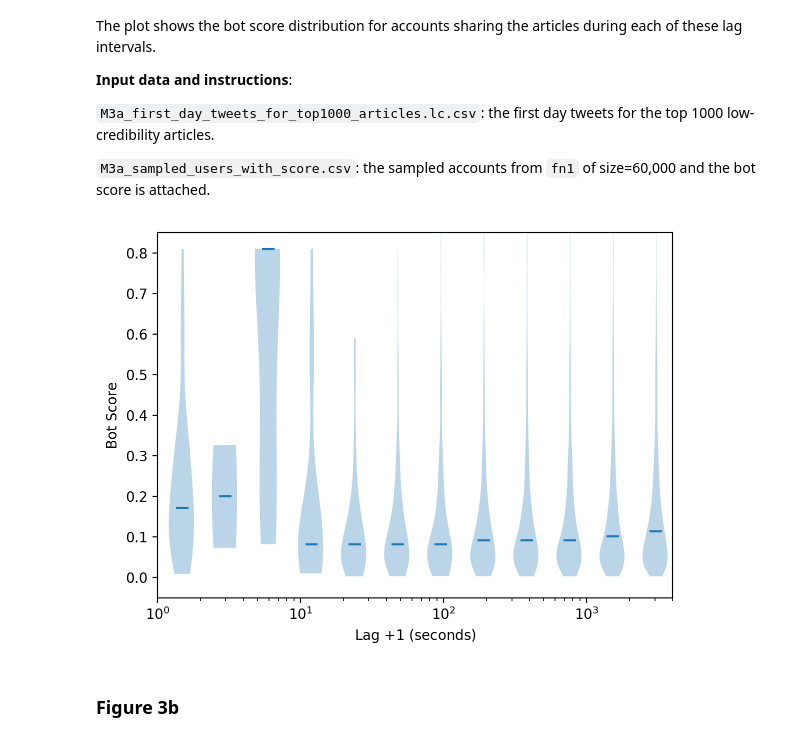
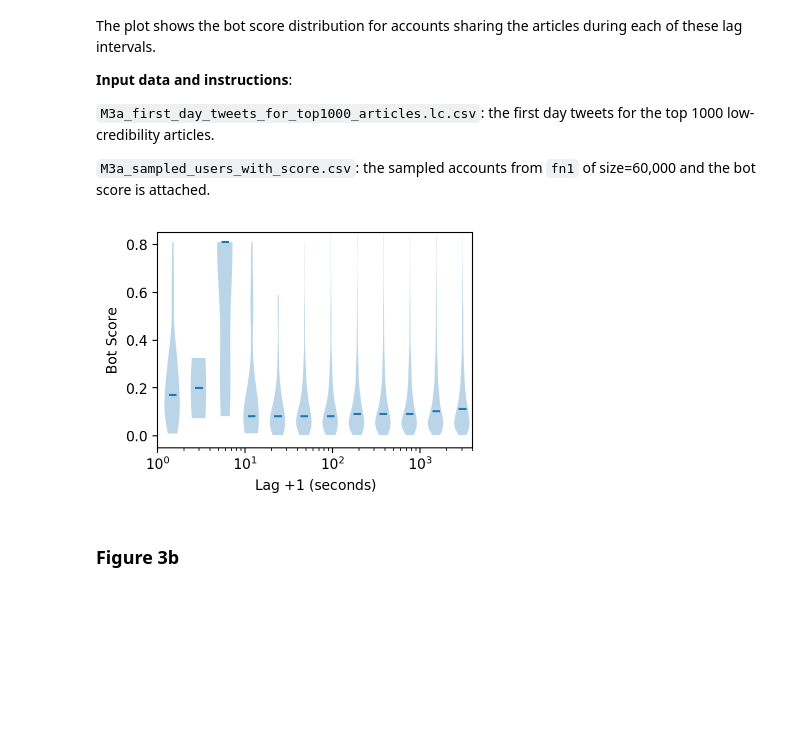
Before and after one commit to osome-iu/HoaxyBots, a Jupyter notebook: HoaxyBotsReproduction.ipynb, the cells around one changed output. Cells and saved outputs as stored; diff of their text form; code cells hidden in the pictures; blank space fills up the shorter version.

```diff
--- a/HoaxyBotsReproduction.ipynb
+++ b/HoaxyBotsReproduction.ipynb
@@ -190,8 +173,8 @@ def sum_ccdf(s):
 logger = logging.getLogger(__name__)
 
 # data directory
-DATA_DIR = './IntermediateData'
-RAW_DATA_DIR = './RawData'
+DATA_DIR = './data_intermediate'
+RAW_DATA_DIR = './data_raw'
 
 # default figure size
 FIGSIZE = (4, 3)
@@ -591,35 +572,35 @@ else:
     nxbins = int(np.ceil(nplog(X.max(), base=base)))
     xbins = base**np.arange(0, nxbins + 1)
 logger.info('xbins are %s', xbins)
 data = []
 # import pdb; pdb.set_trace()
 for i in range(nxbins - 1):
     dfi = df.loc[(X >= xbins[i]) & (X < xbins[i + 1])]
     data.append(dfi.bot_score.values)
 dfi = df.loc[(X >= xbins[nxbins - 1]) & (X <= xbins[nxbins])]
 data.append(dfi.bot_score.values)
-f, ax = plt.subplots(figsize=figsize)
+f, ax = plt.subplots(figsize=FIGSIZE)
 positions = xbins[:-1] + np.true_divide(xbins[1:] - xbins[:-1], 2)
 logger.info('positions=%s', positions)
 ax.violinplot(
     data,
     positions=positions,
     vert=True,
     widths=0.6 * xbins[:-1],
     showmeans=False,
     showextrema=False,
     showmedians=True,
     points=100,
 )
 ax.set_xlabel('Lag $+1$ (seconds)')
 ax.set_ylabel('Bot Score')
 ax.set_ylim([-0.05, 0.85])
 ax.set_xscale('log')
 ax.set_xlim([1, 4e3])
 plt.tight_layout()
 plt.show()
 # %% [output]
-[figure, old version]
+[figure, new version]
 # %% [markdown]
 ### Figure 3b
 # %% [markdown]
```
Also changed, not shown: parts of 14 cells of this notebook.
